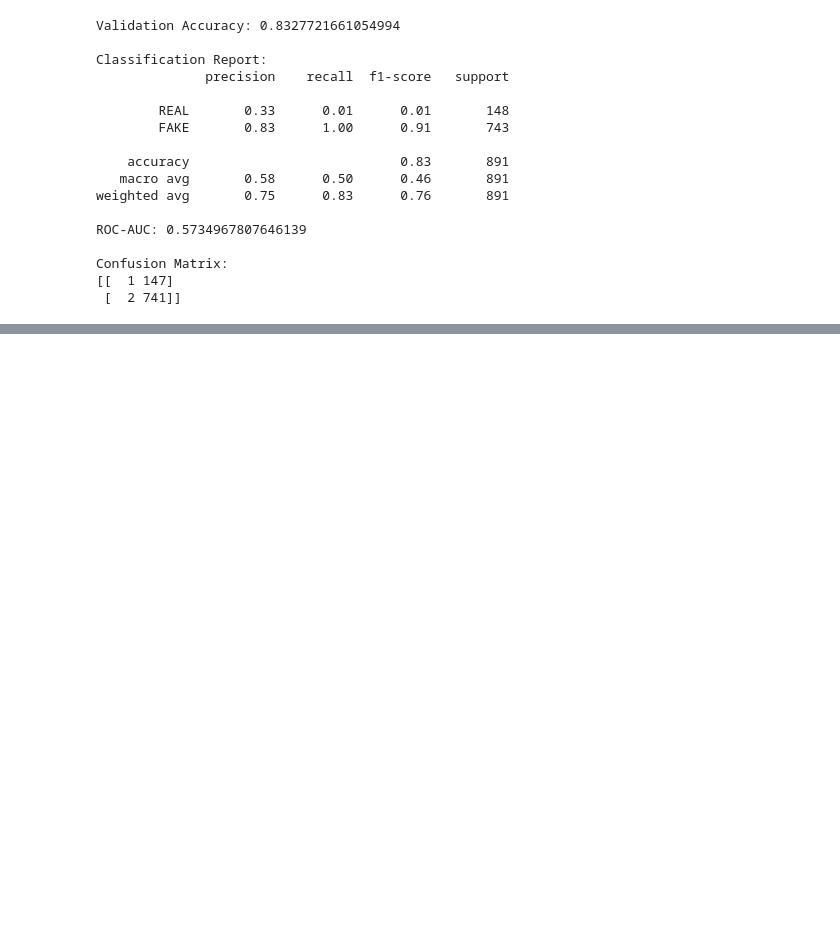
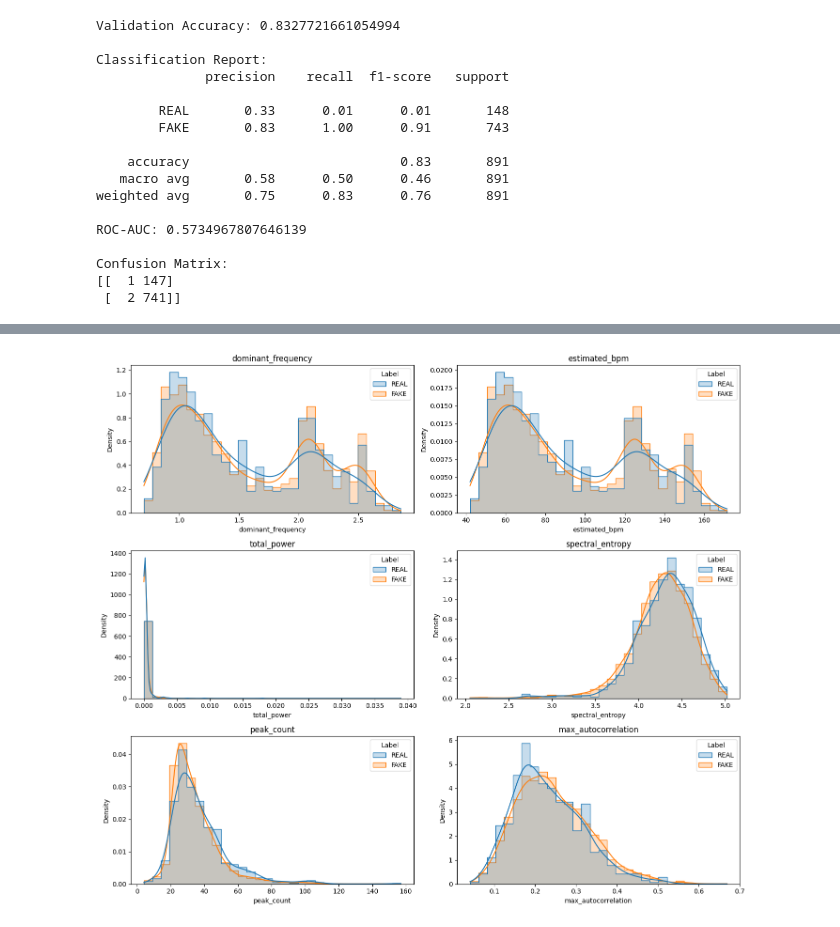
Before and after one commit to Nadantikaa/Deepfake-Video-Classifier-, a Jupyter notebook: deepfakeclassifier-basic.ipynb, the cells around one changed output, grey strips where cells are left out. Drawn from its saved outputs; the diff is of its cells as text; code cells hidden in the pictures; blank space fills up the shorter version.

```diff
--- a/deepfakeclassifier-basic.ipynb
+++ b/deepfakeclassifier-basic.ipynb
@@ -1702,3 +1648,17 @@ W0000 00:00:1795031979.791671   78680 inference_feedback_manager.cc:114] Feedbac
+# %%
+FEATURE_PATH = "/kaggle/input/datasets/nadantikaap/features"
+
+train_features = pd.read_csv(
+    f"{FEATURE_PATH}/train_features.csv"
+)
+
+val_features = pd.read_csv(
+    f"{FEATURE_PATH}/val_features.csv"
+)
+
+test_features = pd.read_csv(
+    f"{FEATURE_PATH}/test_features.csv"
+)
 # %%
 #prepare feature value
 from sklearn.ensemble import RandomForestClassifier
@@ -1823,0 +1920,36 @@ Confusion Matrix:
+# %%
+#visualize feature distribution
+import matplotlib.pyplot as plt
+import seaborn as sns
+
+features_to_plot = [
+    "dominant_frequency",
+    "estimated_bpm",
+    "total_power",
+    "spectral_entropy",
+    "peak_count",
+    "max_autocorrelation"
+]
+
+fig, axes = plt.subplots(3, 2, figsize=(14, 12))
+
+for feature, ax in zip(features_to_plot, axes.flatten()):
+
+    sns.histplot(
+        data=train_features,
+        x=feature,
+        hue="Label",
+        bins=30,
+        kde=True,
+        element="step",
+        stat="density",
+        common_norm=False,
+        ax=ax
+    )
+
+    ax.set_title(feature)
+
+plt.tight_layout()
+plt.show()
+# %% [output]
+[figure, added]
```
Also changed, not shown: parts of 14 cells of this notebook.
